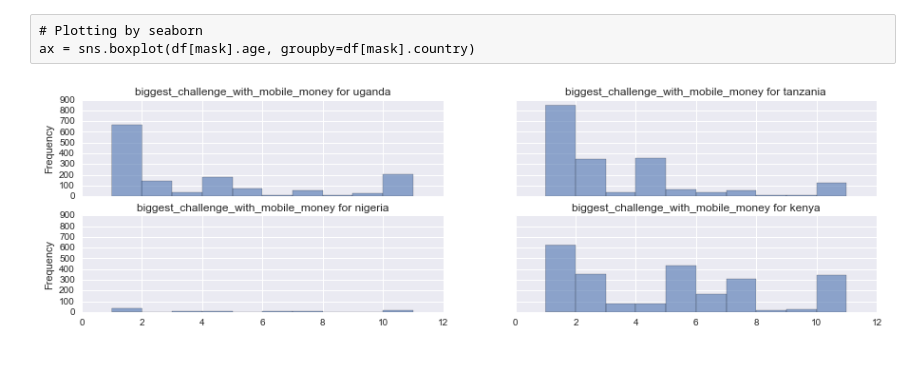
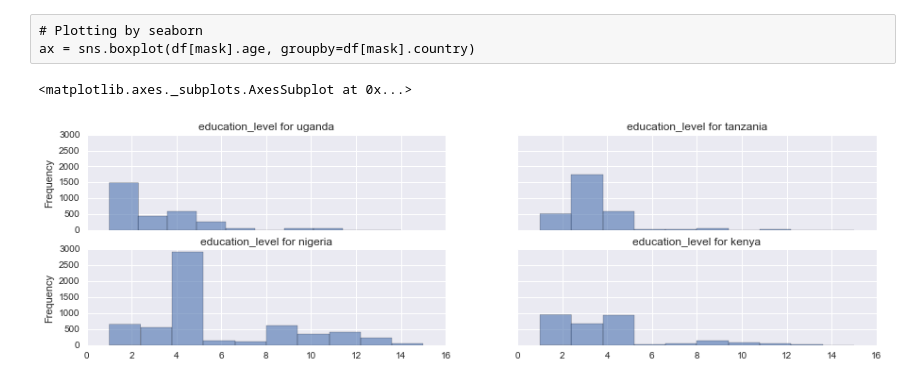
Before and after one commit to cturner500/DoPLER, a Jupyter notebook: fii_merge_csvs.ipynb, the cells around one changed output. Drawn from its saved outputs; the diff is of its cells as text; code cells hidden in the pictures.

```diff
--- a/fii_merge_csvs.ipynb
+++ b/fii_merge_csvs.ipynb
@@ -443,25 +443,58 @@ select_column = ipywidgets.Select(
 
 select_column
 # %%
-column = select_column.value
 
-fig, axes = plt.subplots(nrows=2, ncols=2, figsize=(15,4),
-                         sharex=True,
-                         sharey=True
-                        )
-axlist = axes.flatten()
+def plot_var_across_country(column, ):
+    fig, axes = plt.subplots(nrows=2, ncols=2, figsize=(15,4),
+                             sharex=True,
+                             sharey=True
+                            )
+    axlist = axes.flatten()
 
-for idx, country in enumerate(keep_countries):
-    ax = axlist[idx]
-    mask = (big_df.country == country)
-    if mask.sum() > 1:
+    column_type_mapping = {
+            # column name   ---- type of plot
+            'marital status': 'hist'
+        }
+
+    for idx, country in enumerate(keep_countries):
+        ax = axlist[idx]
+        mask = (big_df.country == country)
+
+        column_type = column_type_mapping.get(column, 'hist')
+
         big_df[mask][column]\
             .plot(
-                kind='hist',
-                title='{} for {}'.format(column, country),
-                alpha=0.6,
-                ax=ax,
-            )
-        #ax.set_xlim(0,100)
+                    kind='hist',
+                    title='{} for {}'.format(column, country),
+                    alpha=0.6,
+                    ax=ax,
+                )
+
+        # BAR PLOT
+#         if column_type=='bar':
+#             big_df[mask][column]\
+#                 .plot(
+#                     kind='bar',
+#                     title='{} for {}'.format(column, country),
+#                     alpha=0.6,
+#                     ax=ax,
+#                 )
+
+#         # DEFAULT PLOT (hist)
+#         else:
+#             big_df[mask][column]\
+#                 .plot(
+#                     kind='hist',
+#                     title='{} for {}'.format(column, country),
+#                     alpha=0.6,
+#                     ax=ax,
+#                 )
+#         #ax.set_xlim(0,100)
+
+    return ax
+
+tt = ipywidgets.interact(plot_var_across_country,
+           column = sorted(list(big_df.columns.tolist())))
 # %% [output]
+<matplotlib.axes._subplots.AxesSubplot at 0x...>
-[figure, old version]
+[figure, new version]
```
Also changed, not shown: parts of 1 cell of this notebook.
